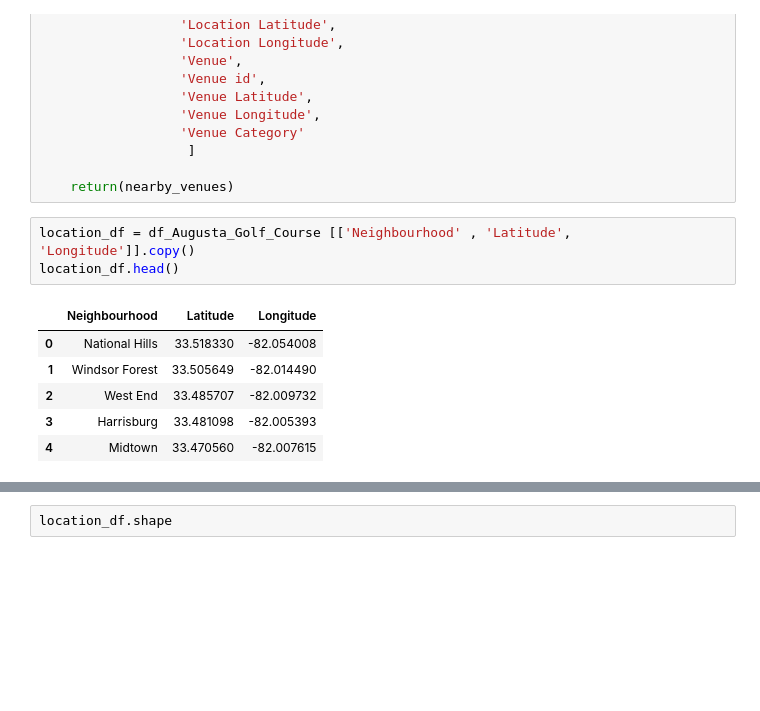
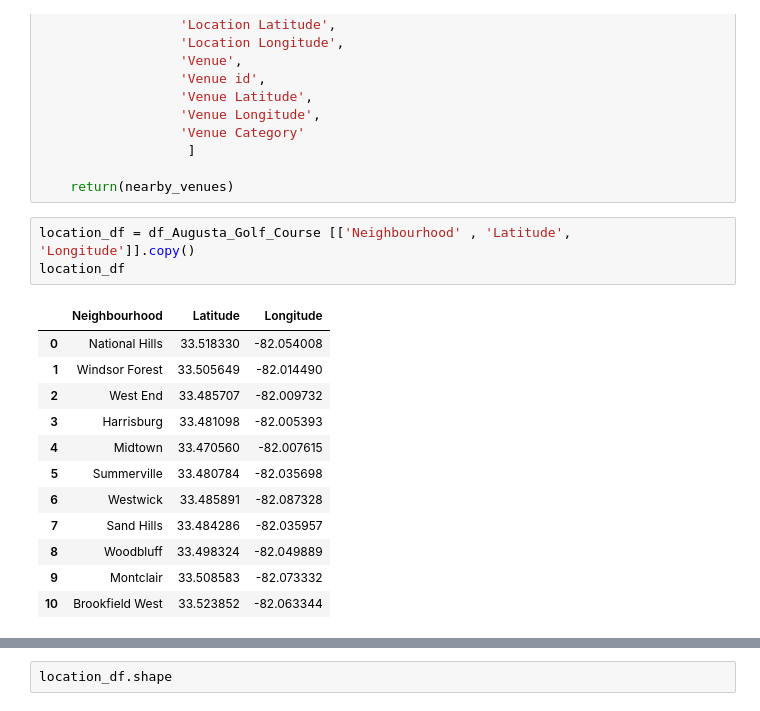
Before and after one commit to bobbymcclane/Capstone-Project-Notebook-2019, a Jupyter notebook: Capstone Project-Neighbourhood Analysis.ipynb, the cells around one changed output, grey strips where cells are left out. Cells and saved outputs as stored; diff of their text form; blank space fills up the shorter version.

```diff
--- a/Capstone Project-Neighbourhood Analysis.ipynb
+++ b/Capstone Project-Neighbourhood Analysis.ipynb
@@ -507,11 +574,17 @@ def getNearbyVenues(names, latitudes, longitudes, radius=1000, LIMIT=100):
     return(nearby_venues)
 # %%
 location_df = df_Augusta_Golf_Course [['Neighbourhood' , 'Latitude',  'Longitude']].copy()
-location_df.head()
+location_df
 # %% [output]
 |  | Neighbourhood | Latitude | Longitude |
 | 0 | National Hills | 33.518330 | -82.054008 |
 | 1 | Windsor Forest | 33.505649 | -82.014490 |
 | 2 | West End | 33.485707 | -82.009732 |
 | 3 | Harrisburg | 33.481098 | -82.005393 |
 | 4 | Midtown | 33.470560 | -82.007615 |
+| 5 | Summerville | 33.480784 | -82.035698 |
+| 6 | Westwick | 33.485891 | -82.087328 |
+| 7 | Sand Hills | 33.484286 | -82.035957 |
+| 8 | Woodbluff | 33.498324 | -82.049889 |
+| 9 | Montclair | 33.508583 | -82.073332 |
+| 10 | Brookfield West | 33.523852 | -82.063344 |
```
Also changed, not shown: parts of 36 cells of this notebook.
